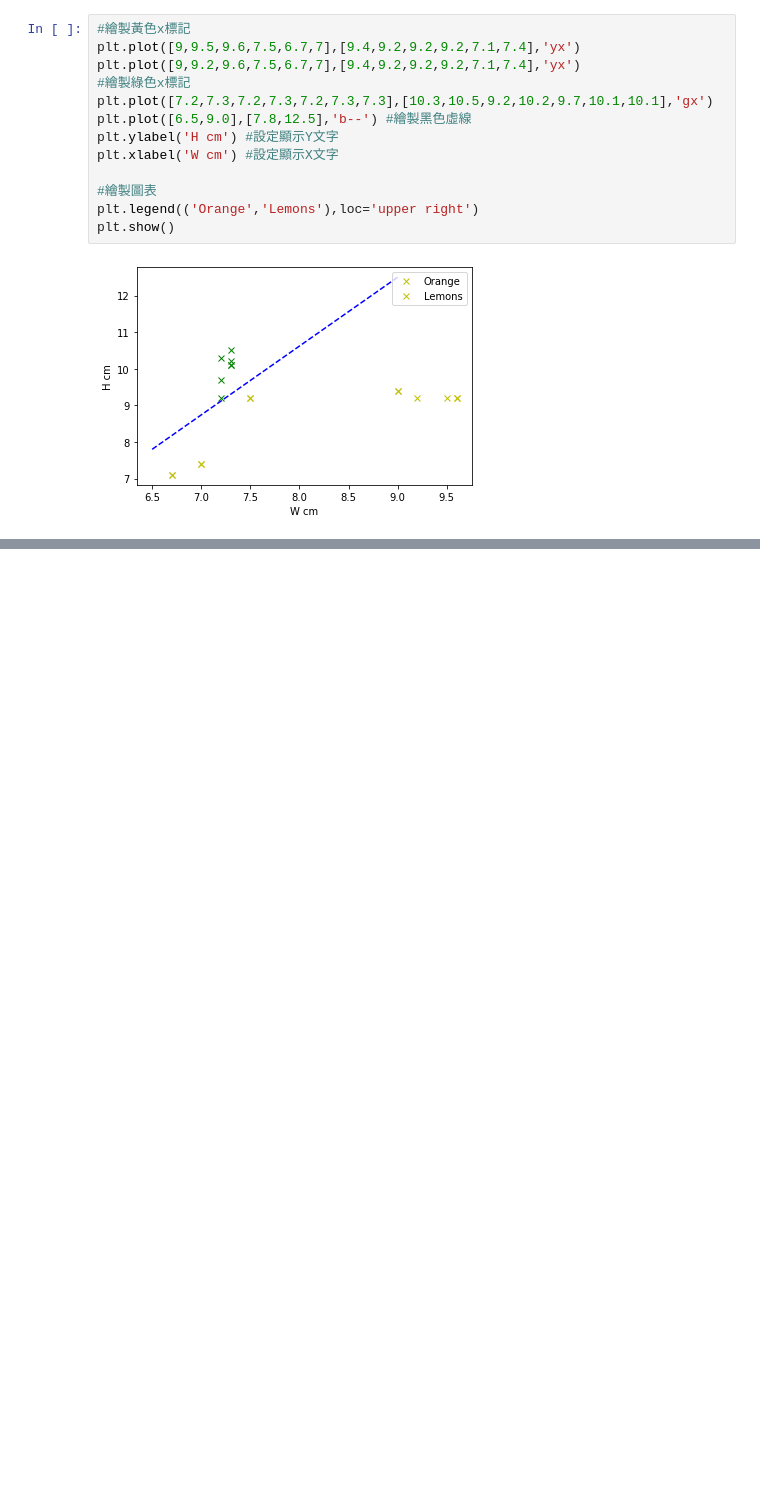
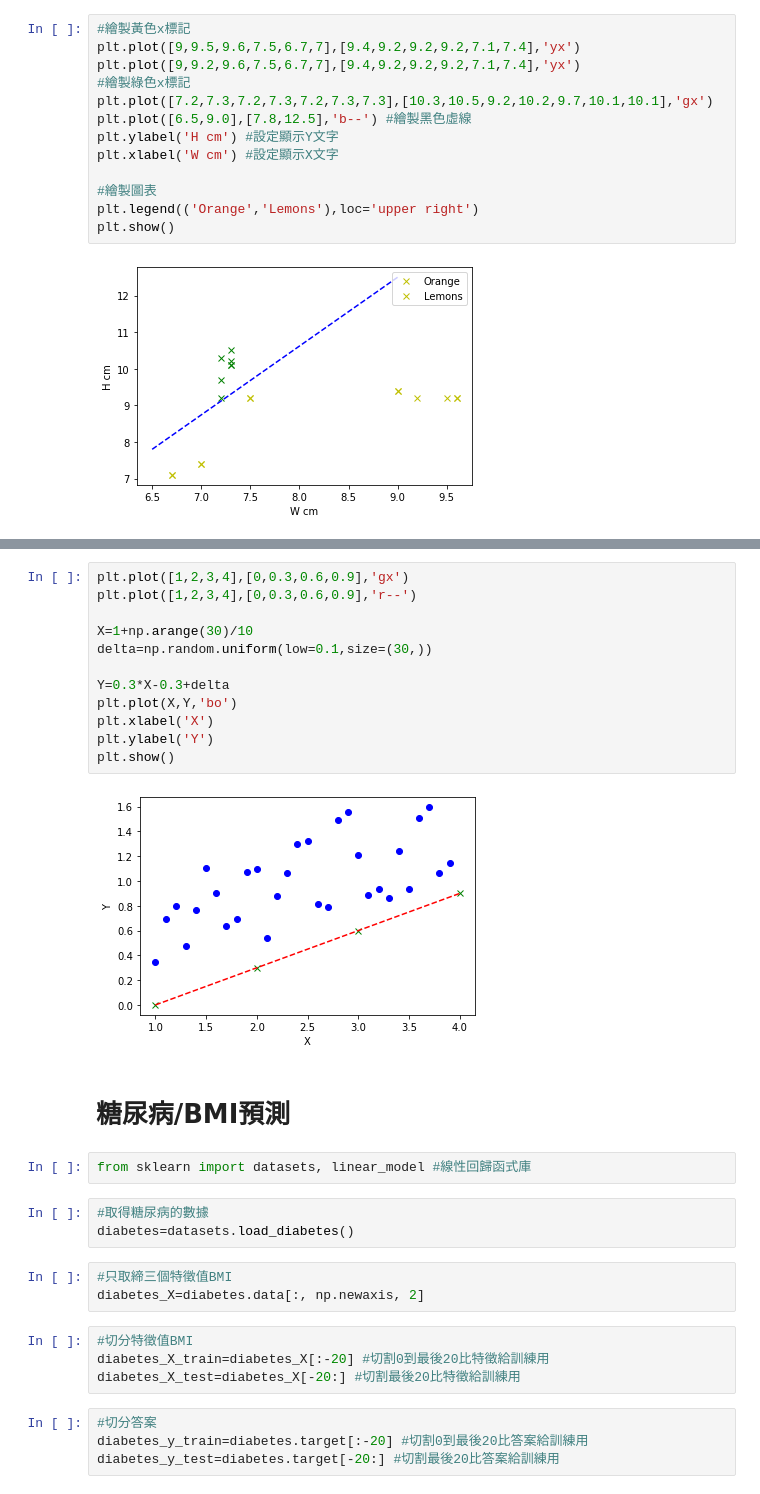
Before and after one commit to yoru10129/0726, a Jupyter notebook: 0726.ipynb, the cells around one changed output, grey strips where cells are left out. Drawn from its saved outputs; the diff is of its cells as text; blank space fills up the shorter version.

```diff
--- a/0726.ipynb
+++ b/0726.ipynb
@@ -112,0 +147,32 @@ plt.show()
+# %%
+plt.plot([1,2,3,4],[0,0.3,0.6,0.9],'gx')
+plt.plot([1,2,3,4],[0,0.3,0.6,0.9],'r--')
+
+X=1+np.arange(30)/10
+delta=np.random.uniform(low=0.1,size=(30,))
+
+Y=0.3*X-0.3+delta
+plt.plot(X,Y,'bo')
+plt.xlabel('X')
+plt.ylabel('Y')
+plt.show()
+# %% [output]
+[figure, added]
+# %% [markdown]
+# 糖尿病/BMI預測
+# %%
+from sklearn import datasets, linear_model #線性回歸函式庫
+# %%
+#取得糖尿病的數據
+diabetes=datasets.load_diabetes()
+# %%
+#只取締三個特徵值BMI
+diabetes_X=diabetes.data[:, np.newaxis, 2]
+# %%
+#切分特徵值BMI
+diabetes_X_train=diabetes_X[:-20] #切割0到最後20比特徵給訓練用
+diabetes_X_test=diabetes_X[-20:] #切割最後20比特徵給訓練用
+# %%
+#切分答案
+diabetes_y_train=diabetes.target[:-20] #切割0到最後20比答案給訓練用
+diabetes_y_test=diabetes.target[-20:] #切割最後20比答案給訓練用
```
Also changed, not shown: parts of 22 cells of this notebook.
